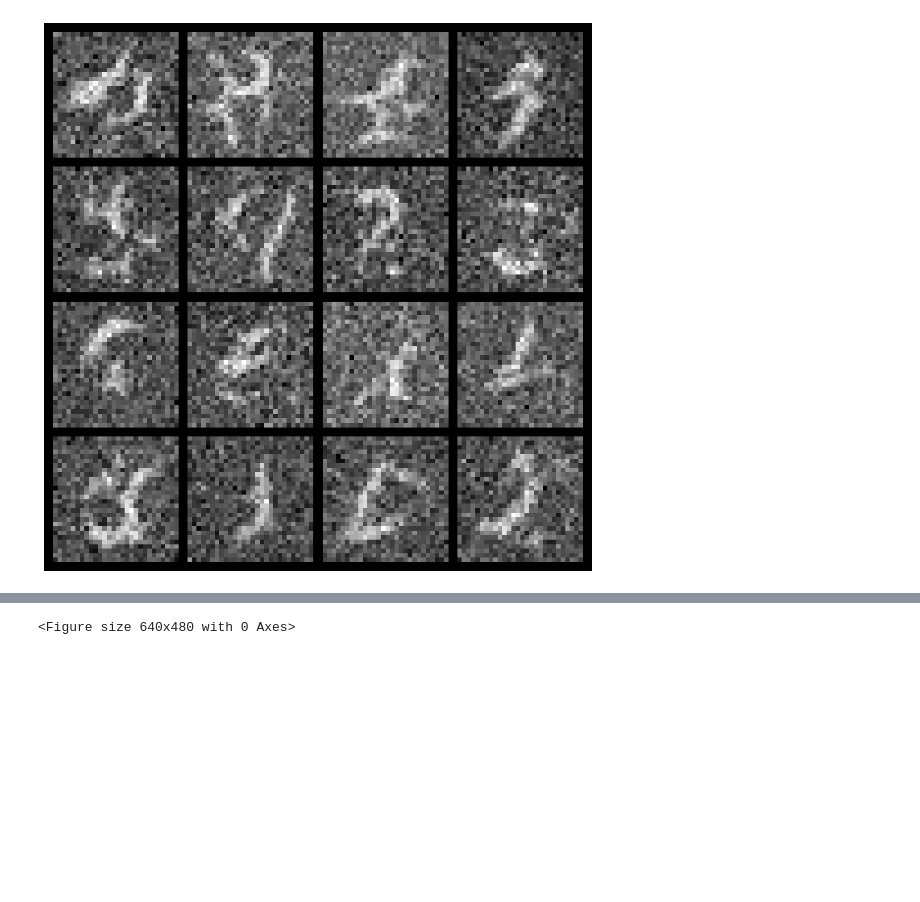
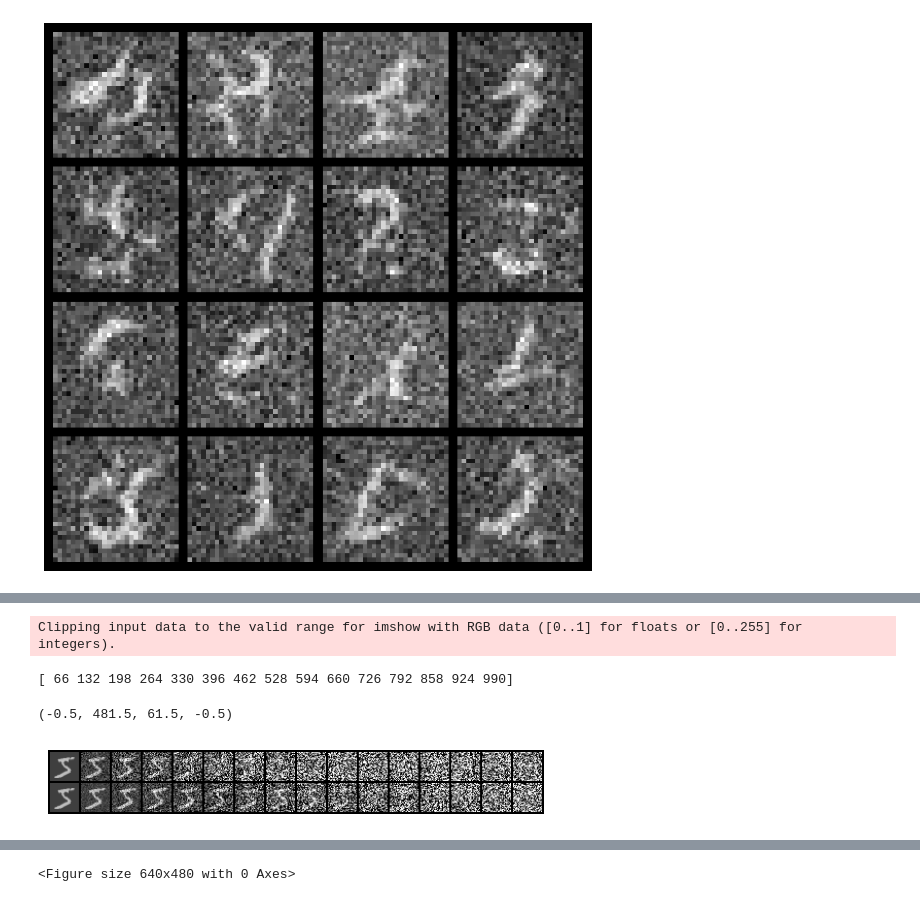
Before and after one commit to VishalJ99/diffusion_model_cw, a Jupyter notebook: src/figs.ipynb, the cells around one changed output, grey strips where cells are left out. Drawn from its saved outputs; the diff is of its cells as text; code cells hidden in the pictures; blank space fills up the shorter version.

```diff
--- a/src/figs.ipynb
+++ b/src/figs.ipynb
@@ -385,0 +424,44 @@ plt.savefig(
+# %%
+from torchvision.utils import make_grid
+def degrade(x, t, alpha_t):
+    # Degradation step.
+    eps = torch.randn_like(x)  # eps ~ N(0, 1)
+    alpha_t = alpha_t[t]  # Get right shape for broadcasting.
+    z_t = torch.sqrt(alpha_t) * x + torch.sqrt(1 - alpha_t) * eps
+    return z_t
+
+# view the difference the noise schedule makes
+pre_transforms = transforms.Compose(
+    [transforms.ToTensor(), transforms.Normalize((0.5,), (1.0))]
+)
+
+# Load the dataset.
+dataset = MNIST("../data", train=True, download=True, transform=pre_transforms)
+x = dataset[0][0]
+
+intervals = 15
+visualise_ts = np.arange(T // intervals, T, T // intervals)
+print(visualise_ts)
+samples = torch.zeros(len(visualise_ts)*2+2, 1, 28, 28)
+alpha_lin = torch.tensor(alpha_lin)
+alpha_cos = torch.tensor(alpha_cos)
+
+samples[0] = (x+1)/2
+for idx, t in enumerate(visualise_ts,start=1):
+    z_t = (degrade(x, t, alpha_lin)+1)/2
+    samples[idx] = z_t
+
+samples[len(visualise_ts)+1] = (x+1)/2
+for idx, t in enumerate(visualise_ts,start=len(visualise_ts)+2):
+    z_t = (degrade(x, t, alpha_cos) + 1)/2
+    z_t = z_t
+    samples[idx] = z_t
+
+grid = make_grid(samples, nrow=len(visualise_ts)+1)
+plt.imshow(grid.cpu().detach().numpy().transpose(1, 2, 0))
+plt.axis('off')
+# %% [output]
+Clipping input data to the valid range for imshow with RGB data ([0..1] for floats or [0..255] for integers).
+[ 66 132 198 264 330 396 462 528 594 660 726 792 858 924 990]
+(-0.5, 481.5, 61.5, -0.5)
+[figure, added]
```
Also changed, not shown: parts of 2 cells of this notebook, 6 other files.
